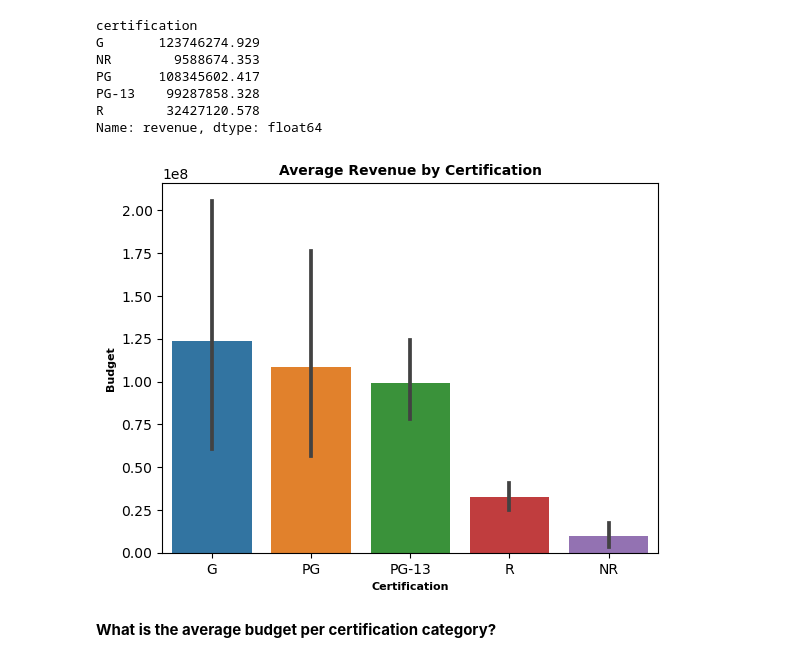
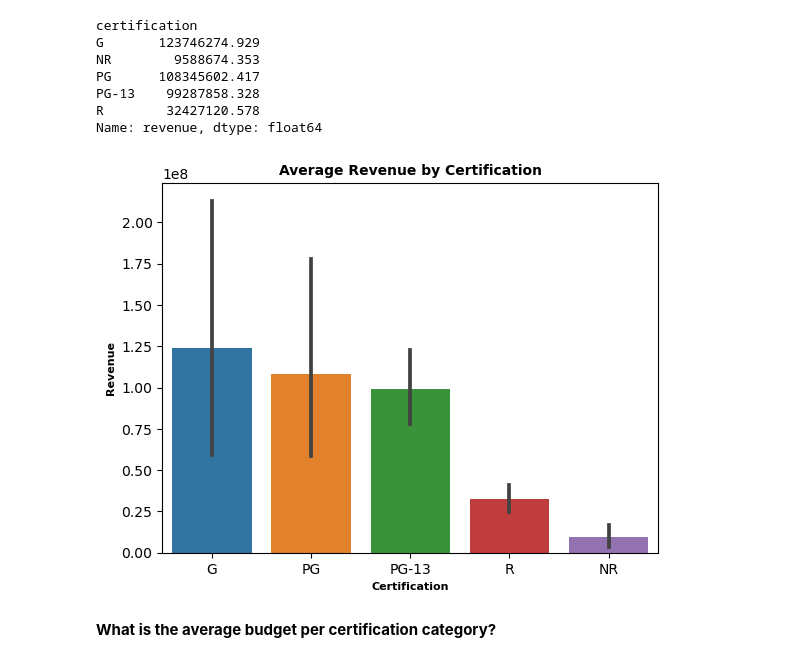
Before and after one commit to AshleyHeinrich/IMDB2, a Jupyter notebook: Exploratory_Data_Analysis.ipynb, the cells around one changed output. Drawn from its saved outputs; the diff is of its cells as text; code cells hidden in the pictures.

```diff
--- a/Exploratory_Data_Analysis.ipynb
+++ b/Exploratory_Data_Analysis.ipynb
@@ -255,12 +255,12 @@ Name: revenue, dtype: float64
 # %%
 ax = sns.barplot(data = explore_df, x = 'certification', y = 'revenue',
                  order = rating_order);
 
 ax.set_title('Average Revenue by Certification', fontsize = 10, fontweight = 'bold');
 ax.set_xlabel('Certification', fontsize = 8, fontweight = 'bold')
-ax.set_ylabel('Budget', fontsize = 8, fontweight = 'bold');
+ax.set_ylabel('Revenue', fontsize = 8, fontweight = 'bold');
 # %% [output]
-[figure, old version]
+[figure, new version]
 # %% [markdown]
 **What is the average budget per certification category?**
 # %%
```
Also changed, not shown: parts of 5 cells of this notebook, 1 other file.
